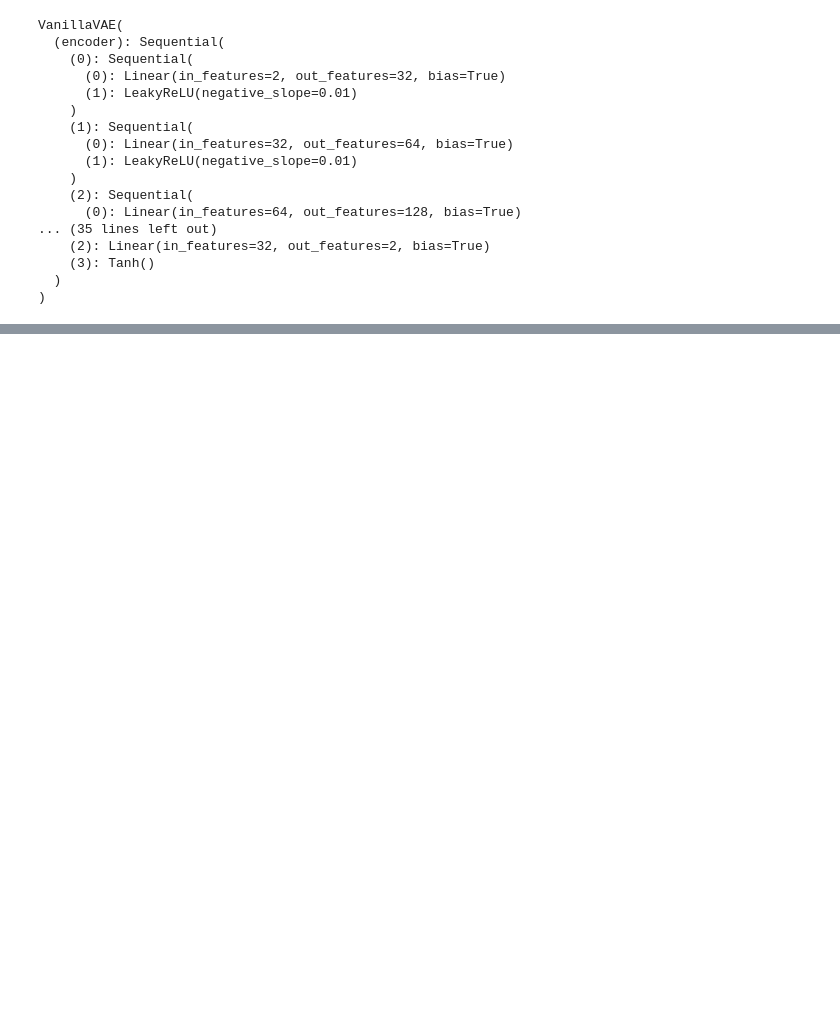
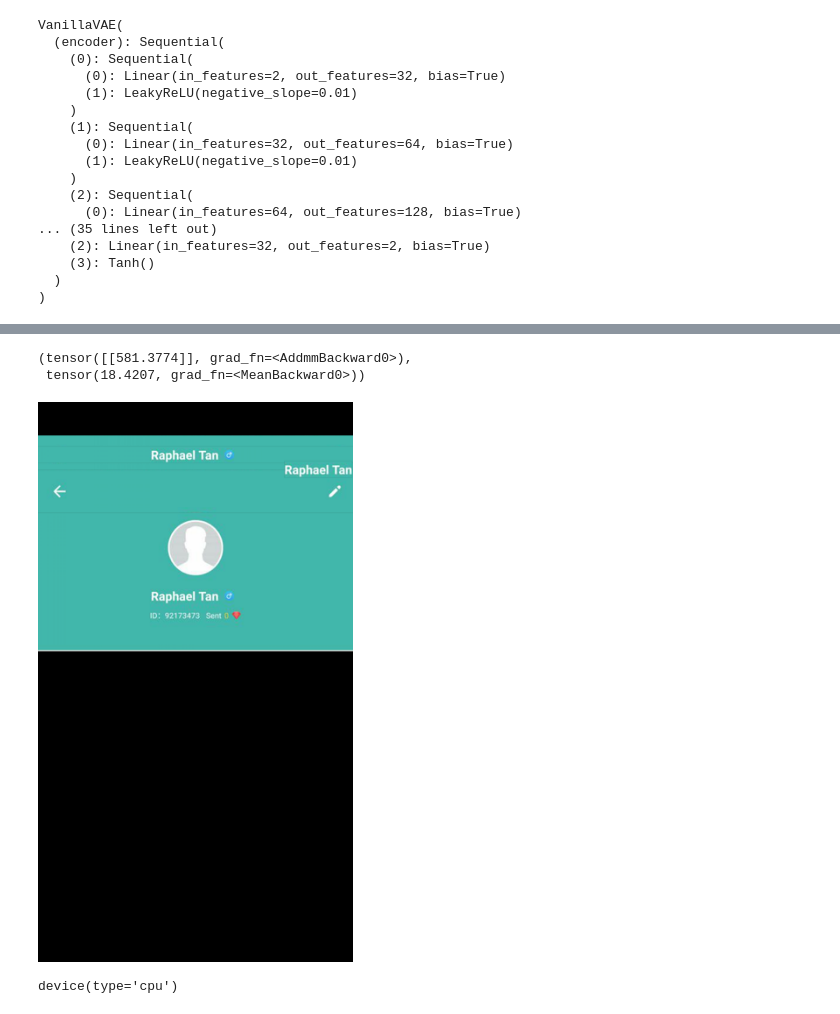
Before and after one commit to mowoe/bachelorthesis, a Jupyter notebook: 18_training_a_vae.ipynb, the cells around one changed output, grey strips where cells are left out. Saved outputs shown, nothing was run; the diff lists cells and outputs as text; code cells hidden in the pictures; blank space fills up the shorter version.

```diff
--- a/18_training_a_vae.ipynb
+++ b/18_training_a_vae.ipynb
@@ -402,0 +739,2 @@ inp
+# %%
+score, img, pdf_loss = gd.forward()
@@ -402,0 +755,14 @@ inp
+# %%
+score, pdf_loss
+# %% [output]
+(tensor([[581.3774]], grad_fn=<AddmmBackward0>),
+ tensor(18.4207, grad_fn=<MeanBackward0>))
+# %%
+result_pil = transform_t_to_pil(img)
+display(result_pil.resize((int(result_pil.size[0]*0.25),int(result_pil.size[1]*0.25))))
+# %% [output]
+[figure, added]
+# %%
+score.device
+# %% [output]
+device(type='cpu')
```
Also changed, not shown: parts of 39 cells of this notebook.
